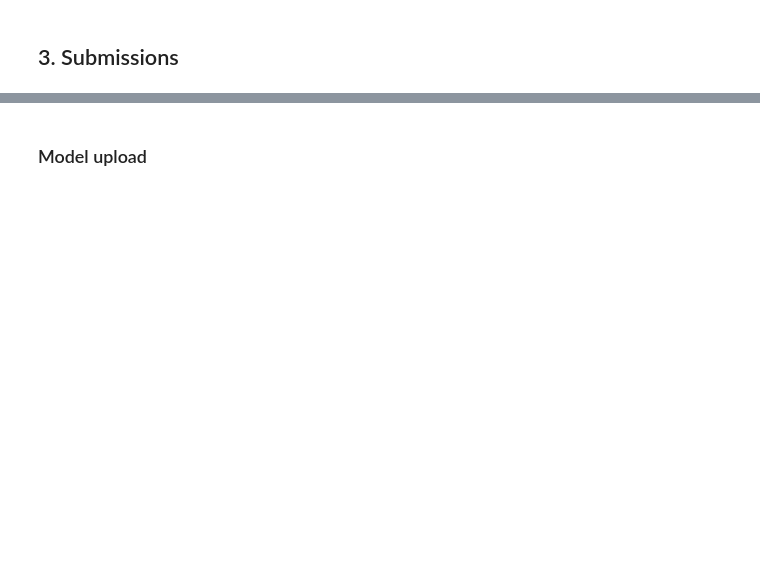
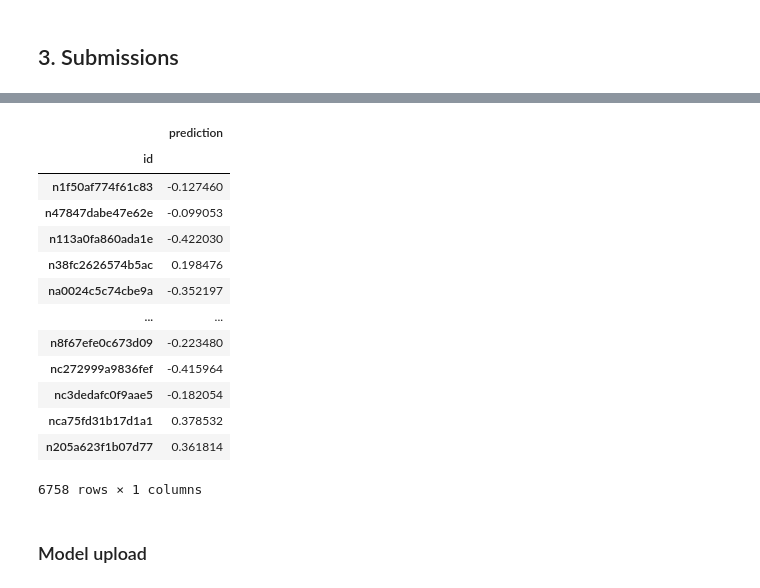
Before and after one commit to davidoggo/my-callback-page, a Jupyter notebook: hello_numerai.ipynb, the cells around one changed output, grey strips where cells are left out. Drawn from its saved outputs; the diff is of its cells as text; code cells hidden in the pictures; blank space fills up the shorter version.

```diff
--- a/hello_numerai.ipynb
+++ b/hello_numerai.ipynb
@@ -592,18 +669,19 @@ metrics_df
 # %% [markdown]
 ## 3. Submissions
 # %%
-# 3. Submissions — live predictions con ensemble
-
 napi.download_dataset(f"{DATA_VERSION}/live.parquet")
-
 live_features = pd.read_parquet(
     f"{DATA_VERSION}/live.parquet",
     columns=feature_set
 )
 
 if DEBUG:
-    live_features = live_features.sample(n=100_000, random_state=42)
+    live_features = live_features.sample(
+        n=min(100_000, len(live_features)),
+        random_state=42
+    )
 
 live_predictions = ensemble_model.predict(live_features)
 live_submission = live_predictions.to_frame("prediction")
 live_submission
+# %% [output]
@@ -610,3 +690,17 @@ live_submission
+|  | prediction |
+| id |  |
+| n1f50af774f61c83 | -0.127460 |
+| n47847dabe47e62e | -0.099053 |
+| n113a0fa860ada1e | -0.422030 |
+| n38fc2626574b5ac | 0.198476 |
+| na0024c5c74cbe9a | -0.352197 |
+| ... | ... |
+| n8f67efe0c673d09 | -0.223480 |
+| nc272999a9836fef | -0.415964 |
+| nc3dedafc0f9aae5 | -0.182054 |
+| nca75fd31b17d1a1 | 0.378532 |
+| n205a623f1b07d77 | 0.361814 |
+6758 rows × 1 columns
 # %% [markdown]
 ### Model upload
 # %%
```
Also changed, not shown: parts of 12 cells of this notebook.
